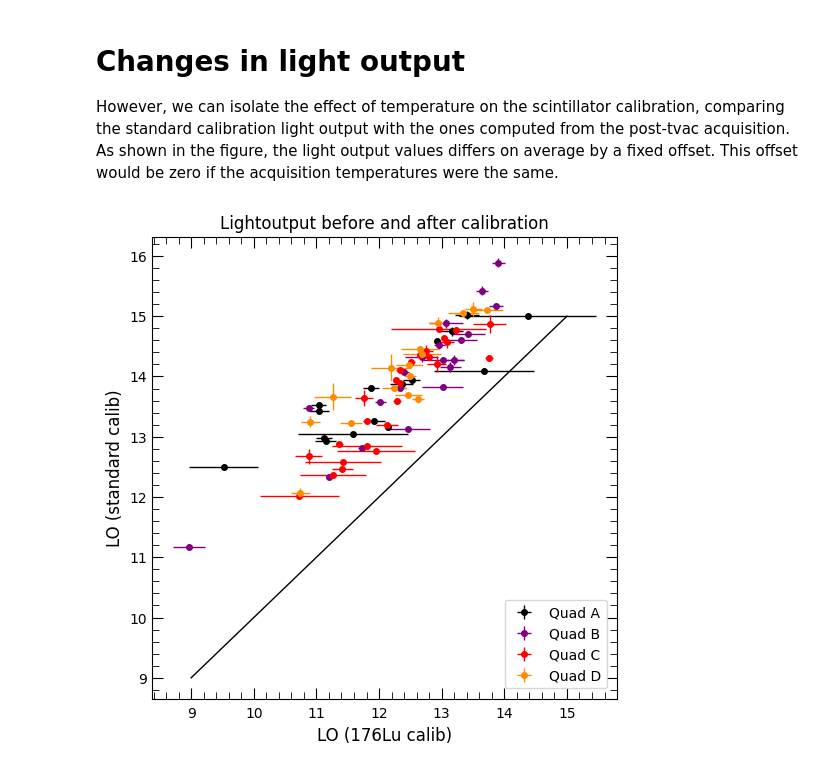
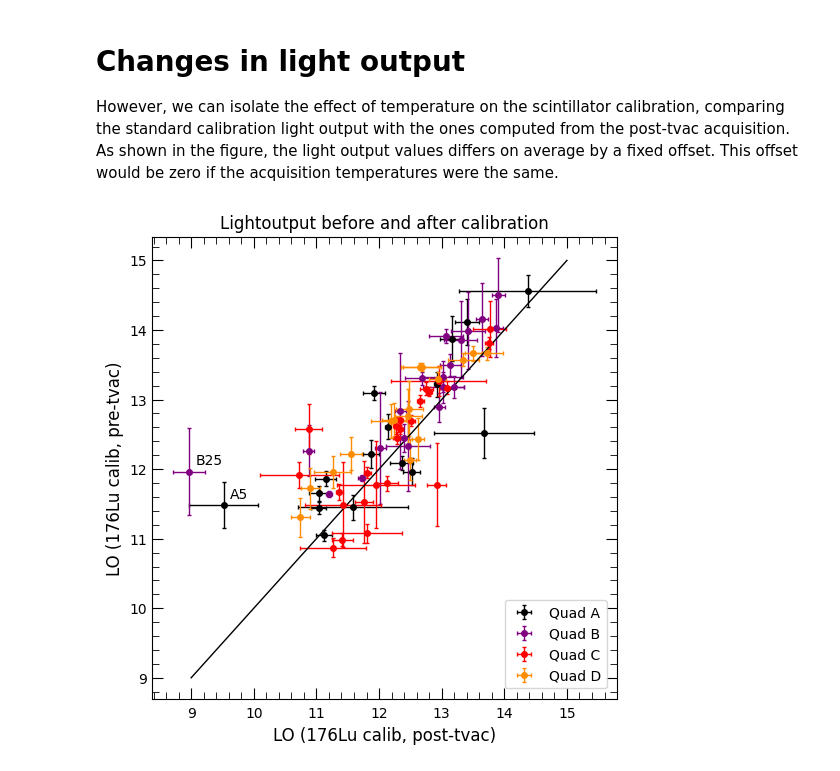
Before and after one commit to peppedilillo/notebooks, a Jupyter notebook: fm3_tvac.ipynb, the cells around one changed output. Saved outputs shown, nothing was run; the diff lists cells and outputs as text; code cells hidden in the pictures.

```diff
--- a/fm3_tvac.ipynb
+++ b/fm3_tvac.ipynb
@@ -52,8 +52,12 @@ model="fm3"
 
 sdd_calibration = read_sdd_calibration_report(Path("calibs/standard/report_cal.xlsx"))
 slo_calibration = read_lightout_report(Path("calibs/standard/report_slo.xlsx"))
+
 sdd_posttvac_calib = read_sdd_calibration_report(Path("calibs/posttvac/report_cal.xlsx"))
 slo_posttvac_calib = read_lightout_report(Path("calibs/posttvac/report_slo.xlsx"))
+
+sdd_pretvac_calib = read_sdd_calibration_report(Path("calibs/pretvac/report_cal.xlsx"))
+slo_pretvac_calib = read_lightout_report(Path("calibs/pretvac/report_slo.xlsx"))
 
 def _calibrate_data(datafile, model, sdd_calibration, slo_calibration, configuration):
     data = pandas_from_lv0d5(datafile)
@@ -75,6 +79,7 @@ def _calibrate_data(datafile, model, sdd_calibration, slo_calibration, configura
 
 calibrate_standard = partial(_calibrate_data, model=model, sdd_calibration=sdd_calibration, slo_calibration=slo_calibration, configuration=configuration)
 calibrate_posttvac = partial(_calibrate_data, model=model, sdd_calibration=sdd_posttvac_calib, slo_calibration=slo_posttvac_calib, configuration=configuration)
+calibrate_pretvac = partial(_calibrate_data, model=model, sdd_calibration=sdd_pretvac_calib, slo_calibration=slo_pretvac_calib, configuration=configuration)
 # %%
 dataframes = {label: calibrate_standard(datafile) for label, datafile in acquisition_fm3_path.items()}
 # %%
@@ -176,25 +196,26 @@ However, we can  isolate the effect of temperature on the scintillator calibrati
 # %%
 plt.subplots(1, 1, figsize=(6,6))
 for quad, color in zip("ABCD",["black", "purple", "red", "darkorange"]):
-    indeces = slo_calibration[quad]["light_out"].index.intersection(slo_posttvac_calib[quad]["light_out"].index)
+    indeces = slo_pretvac_calib[quad]["light_out"].index.intersection(slo_posttvac_calib[quad]["light_out"].index)
     plt.errorbar(
         slo_posttvac_calib[quad]["light_out"][indeces],
-        slo_calibration[quad]["light_out"][indeces],
+        slo_pretvac_calib[quad]["light_out"][indeces],
         xerr=slo_posttvac_calib[quad]["light_out_err"][indeces],
-        yerr=slo_calibration[quad]["light_out_err"][indeces],
-        c=color,
+        yerr=slo_pretvac_calib[quad]["light_out_err"][indeces],
+        c=color, capsize=1.1,
         fmt = "o", label=f"Quad {quad}")
     for ch in indeces:
         x = slo_posttvac_calib[quad]["light_out"].loc[ch]
-        y = slo_calibration[quad]["light_out"].loc[ch]
-        if y < x:
-            plt.text(x, y, f"{quad}{ch}")
+        y = slo_pretvac_calib[quad]["light_out"].loc[ch]
+        if x < y * .85:
+            epsilon = .1
+            plt.text(x + epsilon, y + epsilon, f"{quad}{ch}")
 xs = np.linspace(9, 15, 100)
 plt.plot(xs, xs)
-plt.xlabel("LO (176Lu calib)")
-plt.ylabel("LO (standard calib)")
+plt.xlabel("LO (176Lu calib, post-tvac)")
+plt.ylabel("LO (176Lu calib, pre-tvac)")
 plt.title("Lightoutput before and after calibration")
 plt.legend(loc = 4)
 plt.show()
 # %% [output]
-[figure, old version]
+[figure, new version]
```
Also changed, not shown: parts of 6 cells of this notebook.
